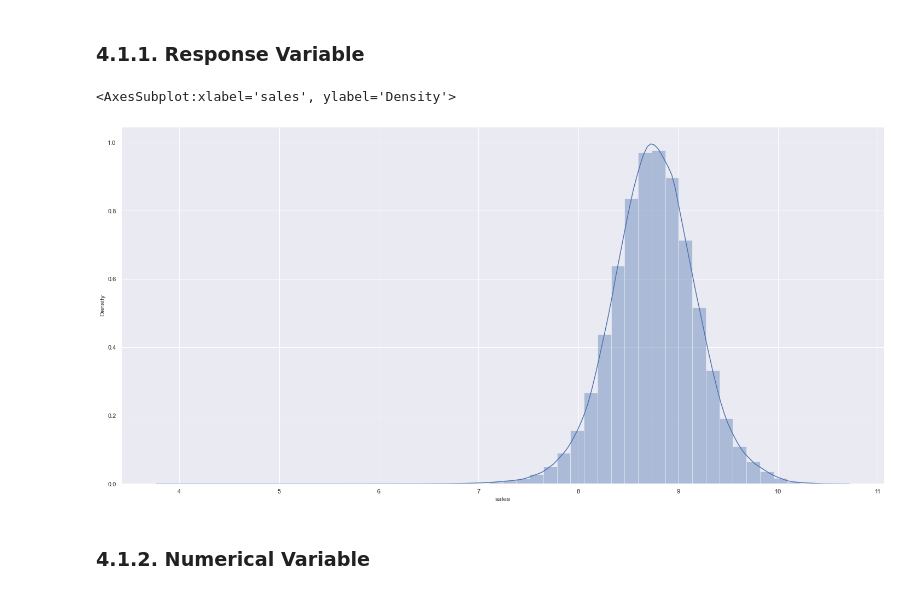
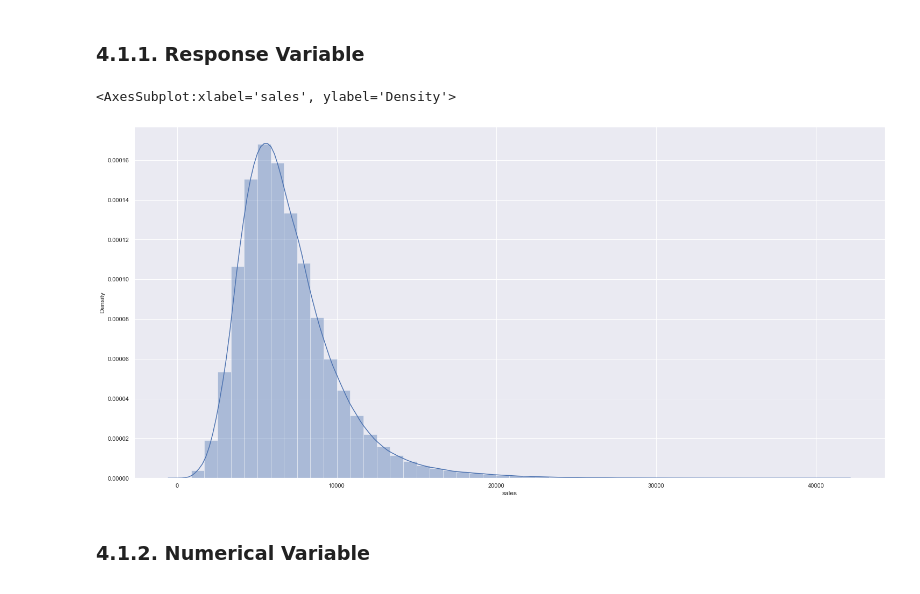
Before and after one commit to PedrosaFelipe/DS-Producao, a Jupyter notebook: Store_Sales_Prediction.ipynb, the cells around one changed output. Drawn from its saved outputs; the diff is of its cells as text; code cells hidden in the pictures.

```diff
--- a/Store_Sales_Prediction.ipynb
+++ b/Store_Sales_Prediction.ipynb
@@ -495,10 +495,10 @@ df4 = df3.copy()
 # %% [markdown]
 ### 4.1.1. Response Variable
 # %%
-sns.distplot(np.log1p(df4['sales']))
+sns.distplot((df4['sales']))
 # %% [output]
 <AxesSubplot:xlabel='sales', ylabel='Density'>
-[figure, old version]
+[figure, new version]
 # %% [markdown]
 ### 4.1.2. Numerical Variable
 # %%
```
Also changed, not shown: parts of 11 cells of this notebook.
